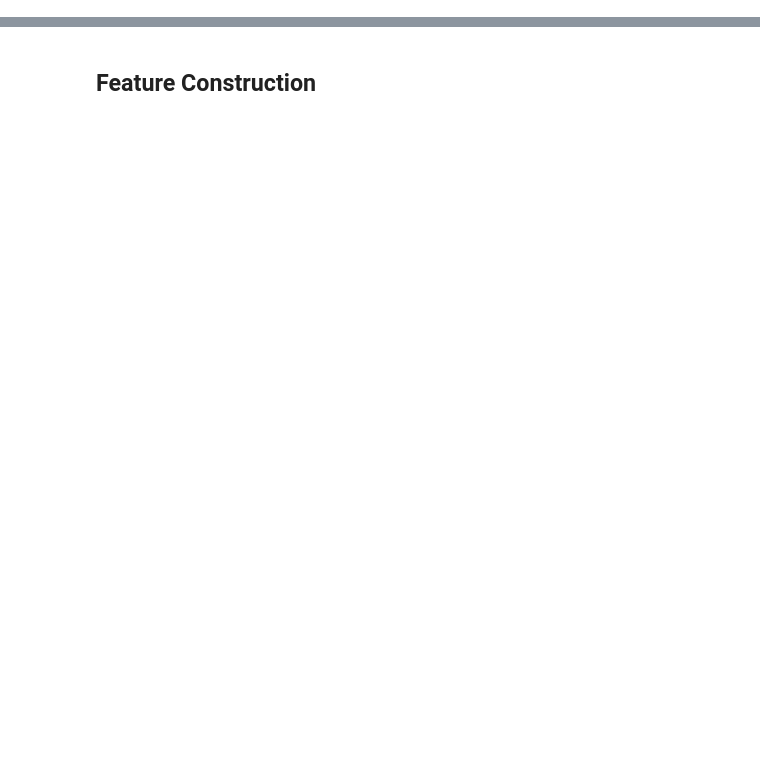
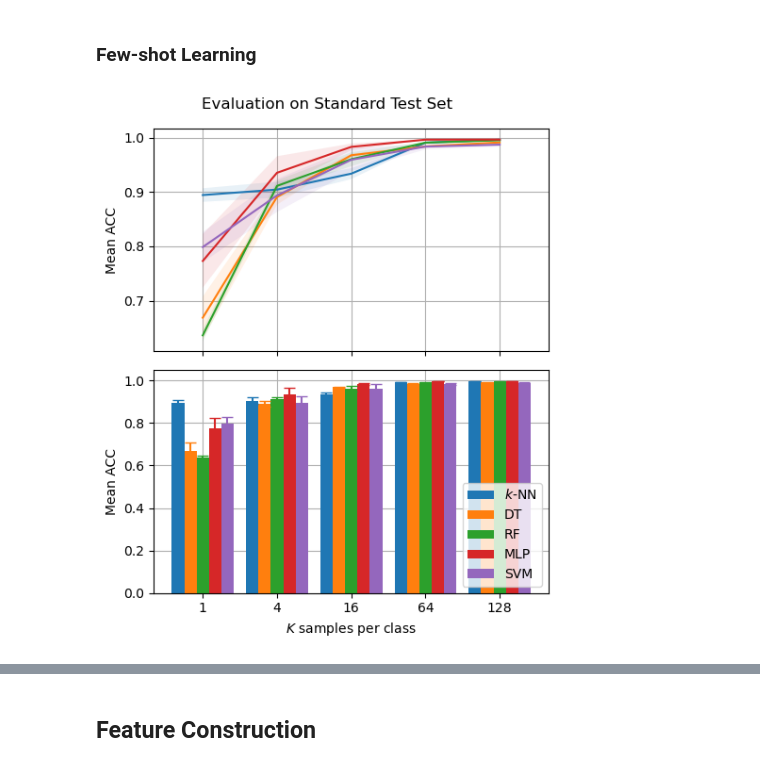
Before and after one commit to katelkq/dissertation, a Jupyter notebook: notebooks/evaluation.ipynb, the cells around one changed output, grey strips where cells are left out. Saved outputs shown, nothing was run; the diff lists cells and outputs as text; code cells hidden in the pictures; blank space fills up the shorter version.

```diff
--- a/notebooks/evaluation.ipynb
+++ b/notebooks/evaluation.ipynb
@@ -13,0 +202,73 @@ from config import MODELS, EVENTS, SEEDS
+# %% [markdown]
+### Few-shot Learning
+# %%
+df = pd.read_csv('./data/fs_ext_eval.csv')
+mean = df.groupby(['clf', 'train_size']).mean().loc[['KNN', 'DT', 'RF', 'MLP', 'SVM']]
+std = df.groupby(['clf', 'train_size']).std().loc[['KNN', 'DT', 'RF', 'MLP', 'SVM']]
+# %%
+fig, axes = plt.subplots(2, 1, figsize=(5, 6), sharex=True)
+
+K = (1, 4, 16, 64, 128)
+
+accuracies = {
+    '$k$-NN': mean.loc['KNN', 'accuracy'].values,
+    'DT': mean.loc['DT', 'accuracy'].values,
+    'RF': mean.loc['RF', 'accuracy'].values,
+    'MLP': mean.loc['MLP', 'accuracy'].values,
+    'SVM': mean.loc['SVM', 'accuracy'].values
+}
+
+stds = {
+    '$k$-NN': std.loc['KNN', 'accuracy'].values,
+    'DT': std.loc['DT', 'accuracy'].values,
+    'RF': std.loc['RF', 'accuracy'].values,
+    'MLP': std.loc['MLP', 'accuracy'].values,
+    'SVM': std.loc['SVM', 'accuracy'].values
+}
+
+x = np.arange(len(K))  # the label locations
+
+# the line plot above
+ax = axes[0]
+
+for classifier, acc in accuracies.items():
+    offset = 1 / (len(accuracies) + 1)
+    ax.plot(x+offset, acc)
+    err = stds[classifier]
+    ax.fill_between(x+offset, acc-err, acc+err, alpha=0.1)
+
+ax.set_ylabel('Mean ACC')
+
+ax.set_axisbelow(True)
+ax.grid()
+
+
+# the bar plot below
+ax = axes[1]
+
+width = 1 / (len(accuracies) + 1)  # the width of the bars
+multiplier = -1  # manually adjust this
+
+for classifier, acc in accuracies.items():
+    offset = width * multiplier
+    ax.bar(x + offset, acc, width, label=classifier)
+    ax.errorbar(x + offset, acc, yerr=stds[classifier], capsize=4, ls='none')
+    multiplier += 1
+
+ax.set_xlabel('$K$ samples per class')
+ax.set_ylabel('Mean ACC')
+
+ax.set_xticks(x + width, K)
+
+ax.set_axisbelow(True)
+ax.grid()
+
+ax.legend(loc='lower right')
+
+
+fig.suptitle('Evaluation on Standard Test Set')
+plt.tight_layout()
+plt.savefig('./figures/fs/fs_ext.png')
+plt.show()
+# %% [output]
+[figure, added]
```
Also changed, not shown: parts of 34 cells of this notebook, 10 other files.
